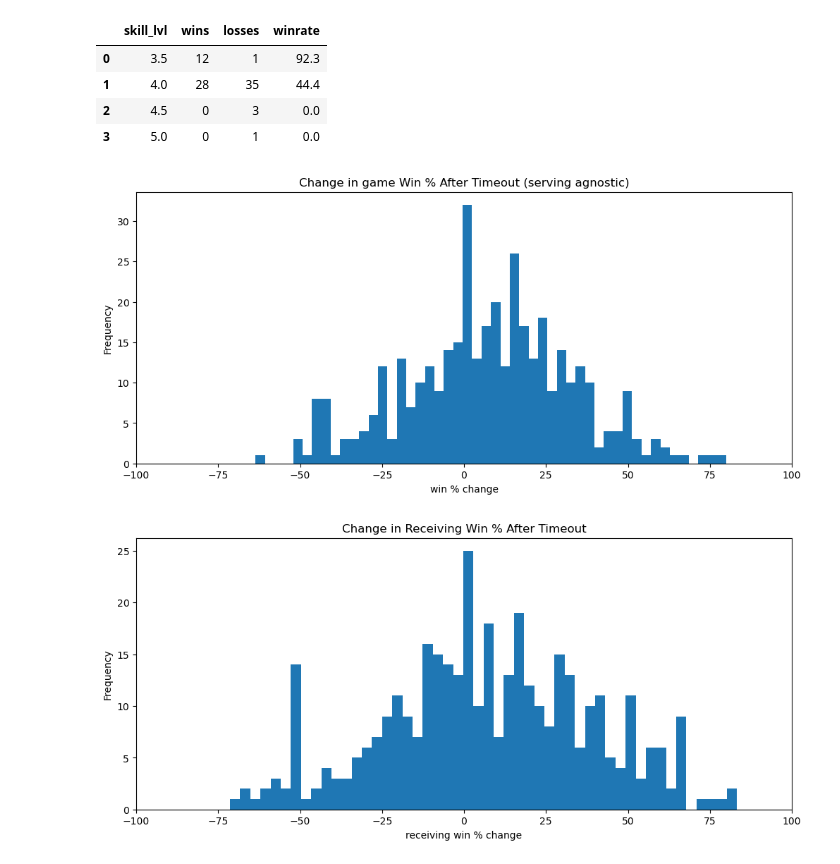
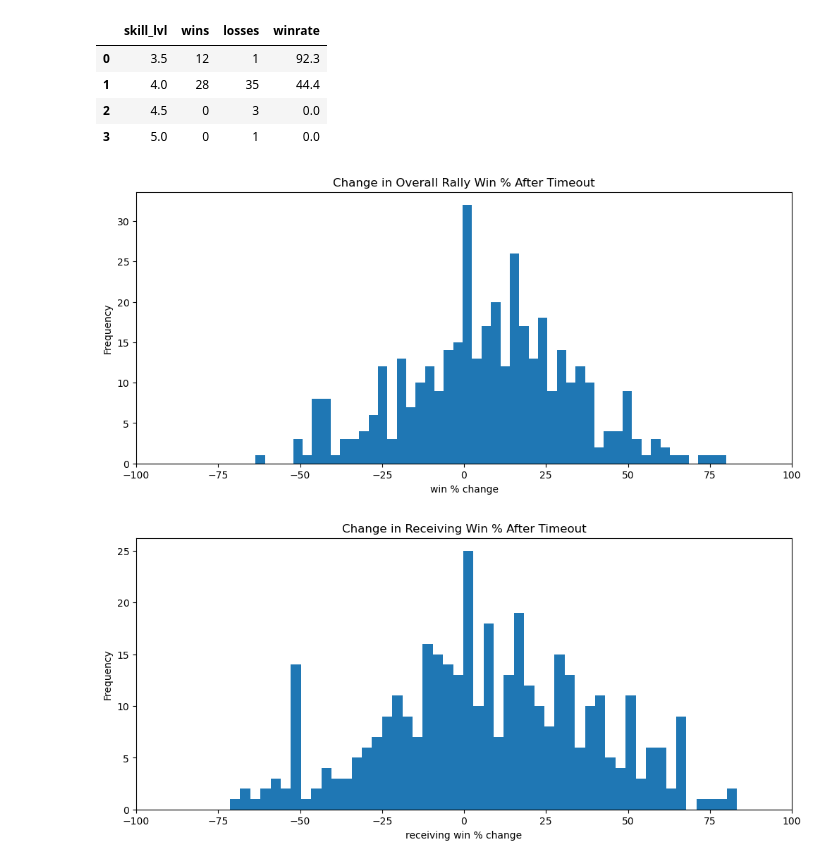
Before and after one commit to conner-mcnicholas/Pickleball_Timeout_Analysis, a Jupyter notebook: src/timeout_analysis.ipynb, the cells around one changed output. Saved outputs shown, nothing was run; the diff lists cells and outputs as text; code cells hidden in the pictures.

```diff
--- a/src/timeout_analysis.ipynb
+++ b/src/timeout_analysis.ipynb
@@ -389,10 +389,10 @@ T159
 # %%
 %matplotlib inline
 plt.rcParams.update({'figure.figsize':(12,5), 'figure.dpi':100})
 plt.hist(df_timeout.deltawin, bins=50)
-plt.gca().set(title='Change in game Win % After Timeout (serving agnostic)',xlim=[-100,100], xlabel = 'win % change', ylabel='Frequency');
+plt.gca().set(title='Change in Overall Rally Win % After Timeout',xlim=[-100,100], xlabel = 'win % change', ylabel='Frequency');
 # %% [output]
-[figure, old version]
+[figure, new version]
 # %%
 %matplotlib inline
 plt.rcParams.update({'figure.figsize':(12,5), 'figure.dpi':100})
```
Also changed, not shown: parts of 12 cells of this notebook, 1 other file.
